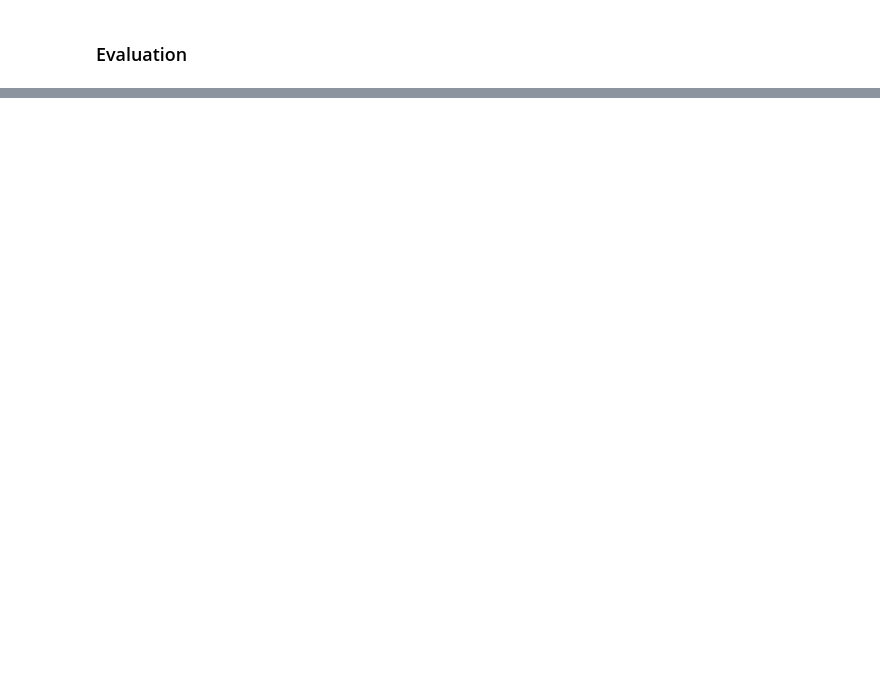
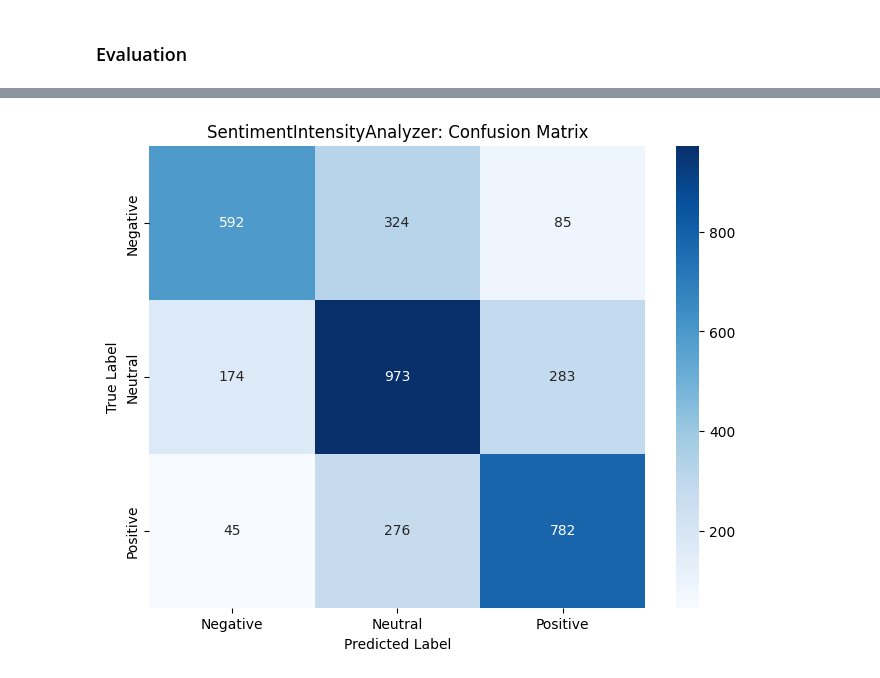
Before and after one commit to ProfessionalSalmon/Tweet-Sentiment-Analysis, a Jupyter notebook: notebook/tweet.ipynb, the cells around one changed output, grey strips where cells are left out. Cells and saved outputs as stored; diff of their text form; code cells hidden in the pictures; blank space fills up the shorter version.

```diff
--- a/notebook/tweet.ipynb
+++ b/notebook/tweet.ipynb
@@ -533,0 +639,12 @@ plt.show()
+# %%
+cm2 = confusion_matrix(test_labels, best_predict)
+
+# Plot Confusion Matrix
+plt.figure(figsize=(8, 6))
+sns.heatmap(cm2, annot=True, fmt="d", cmap="Blues", xticklabels=class_names, yticklabels=class_names)
+plt.xlabel("Predicted Label")
+plt.ylabel("True Label")
+plt.title("SentimentIntensityAnalyzer: Confusion Matrix")
+plt.show()
+# %% [output]
+[figure, added]
```
Also changed, not shown: parts of 15 cells of this notebook.
